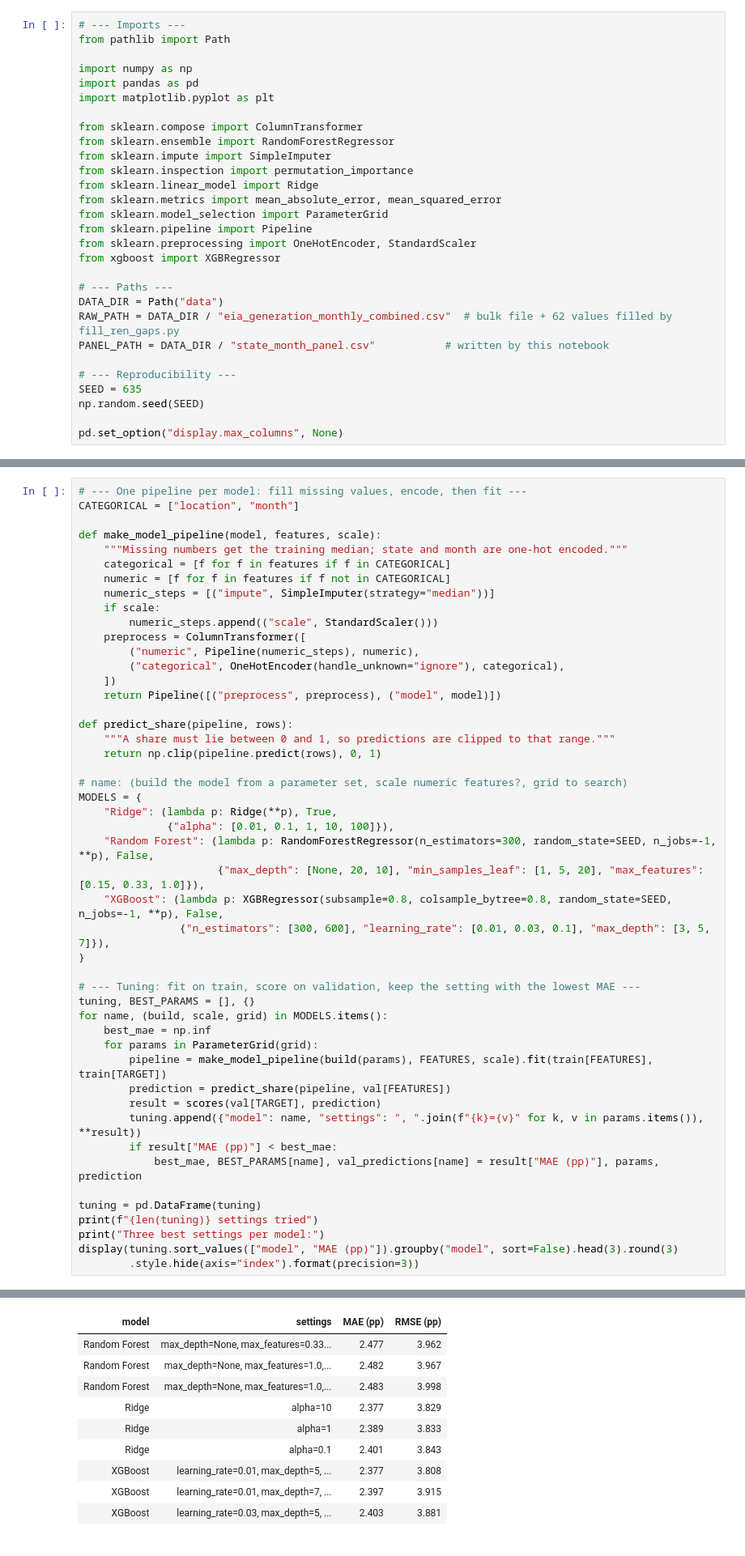
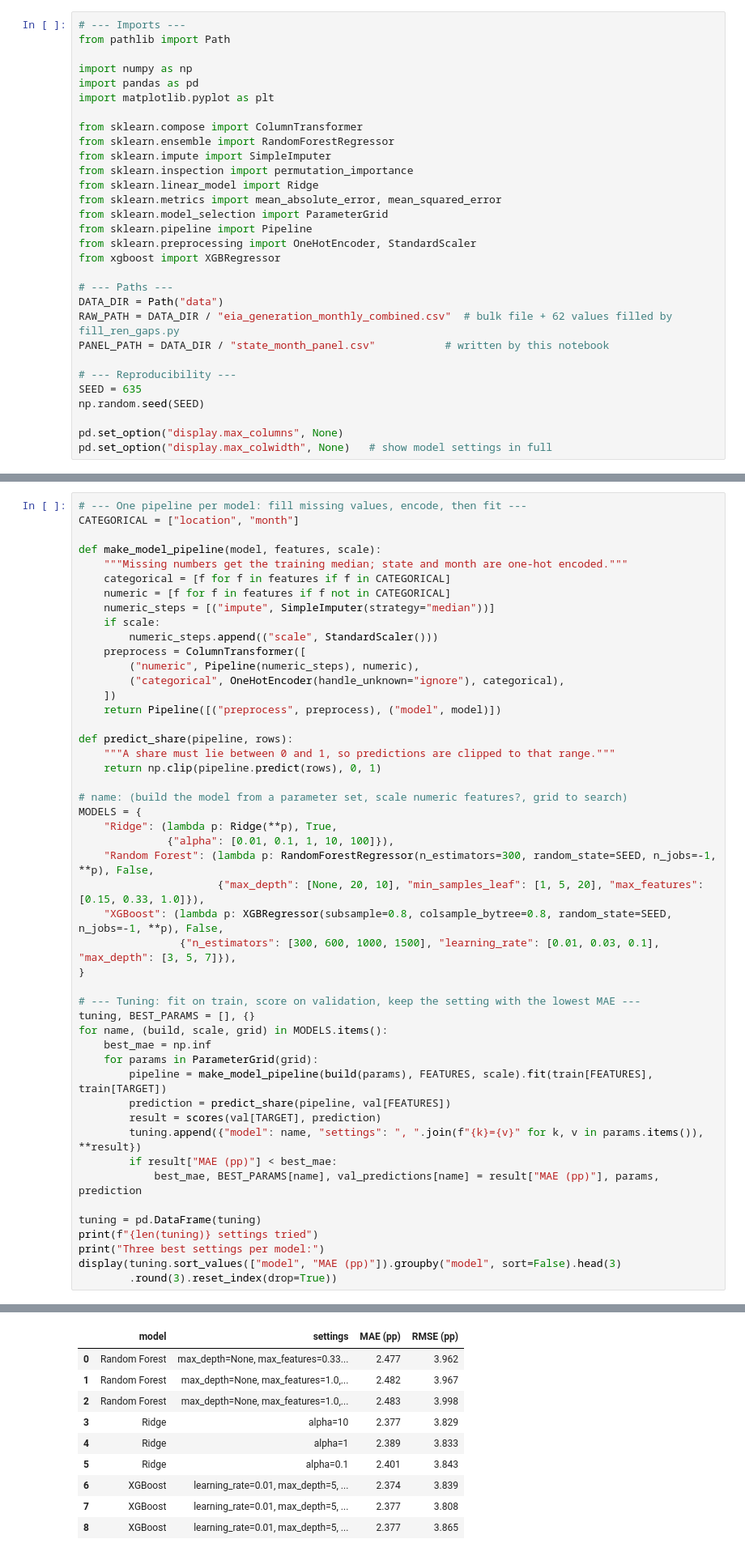
Before and after one commit to legacysti/ics635-final-project, a Jupyter notebook: ICS635_Final_Project.ipynb, the cells around one changed output, grey strips where cells are left out. Shown at 81% size. Saved outputs shown, nothing was run; the diff lists cells and outputs as text.

```diff
--- a/ICS635_Final_Project.ipynb
+++ b/ICS635_Final_Project.ipynb
@@ -88,6 +88,7 @@ SEED = 635
 np.random.seed(SEED)
 
 pd.set_option("display.max_columns", None)
+pd.set_option("display.max_colwidth", None)   # show model settings in full
 # %% [markdown]
 ## 1. Data Preprocessing
 
@@ -648,7 +649,7 @@ MODELS = {
     "Random Forest": (lambda p: RandomForestRegressor(n_estimators=300, random_state=SEED, n_jobs=-1, **p), False,
                       {"max_depth": [None, 20, 10], "min_samples_leaf": [1, 5, 20], "max_features": [0.15, 0.33, 1.0]}),
     "XGBoost": (lambda p: XGBRegressor(subsample=0.8, colsample_bytree=0.8, random_state=SEED, n_jobs=-1, **p), False,
-                {"n_estimators": [300, 600], "learning_rate": [0.01, 0.03, 0.1], "max_depth": [3, 5, 7]}),
+                {"n_estimators": [300, 600, 1000, 1500], "learning_rate": [0.01, 0.03, 0.1], "max_depth": [3, 5, 7]}),
 }
 
 # --- Tuning: fit on train, score on validation, keep the setting with the lowest MAE ---
@@ -666,6 +667,6 @@ for name, (build, scale, grid) in MODELS.items():
 tuning = pd.DataFrame(tuning)
 print(f"{len(tuning)} settings tried")
 print("Three best settings per model:")
-display(tuning.sort_values(["model", "MAE (pp)"]).groupby("model", sort=False).head(3).round(3)
-        .style.hide(axis="index").format(precision=3))
+display(tuning.sort_values(["model", "MAE (pp)"]).groupby("model", sort=False).head(3)
+        .round(3).reset_index(drop=True))
 # %% [output]
@@ -673,14 +674,14 @@ display(tuning.sort_values(["model", "MAE (pp)"]).groupby("model", sort=False).h
 Three best settings per model:
-| model | settings | MAE (pp) | RMSE (pp) |
-| Random Forest | max_depth=None, max_features=0.33... | 2.477 | 3.962 |
-| Random Forest | max_depth=None, max_features=1.0,... | 2.482 | 3.967 |
-| Random Forest | max_depth=None, max_features=1.0,... | 2.483 | 3.998 |
-| Ridge | alpha=10 | 2.377 | 3.829 |
-| Ridge | alpha=1 | 2.389 | 3.833 |
-| Ridge | alpha=0.1 | 2.401 | 3.843 |
-| XGBoost | learning_rate=0.01, max_depth=5, ... | 2.377 | 3.808 |
-| XGBoost | learning_rate=0.01, max_depth=7, ... | 2.397 | 3.915 |
-| XGBoost | learning_rate=0.03, max_depth=5, ... | 2.403 | 3.881 |
+|  | model | settings | MAE (pp) | RMSE (pp) |
+| 0 | Random Forest | max_depth=None, max_features=0.33... | 2.477 | 3.962 |
+| 1 | Random Forest | max_depth=None, max_features=1.0,... | 2.482 | 3.967 |
+| 2 | Random Forest | max_depth=None, max_features=1.0,... | 2.483 | 3.998 |
+| 3 | Ridge | alpha=10 | 2.377 | 3.829 |
+| 4 | Ridge | alpha=1 | 2.389 | 3.833 |
+| 5 | Ridge | alpha=0.1 | 2.401 | 3.843 |
+| 6 | XGBoost | learning_rate=0.01, max_depth=5, ... | 2.374 | 3.839 |
+| 7 | XGBoost | learning_rate=0.01, max_depth=5, ... | 2.377 | 3.808 |
+| 8 | XGBoost | learning_rate=0.01, max_depth=5, ... | 2.377 | 3.865 |
 # %%
 # --- Best setting of each model against the baseline, on validation ---
 val_errors = pd.DataFrame({name: np.abs(val[TARGET].to_numpy() - pred)
```
Also changed, not shown: parts of 6 cells of this notebook.
